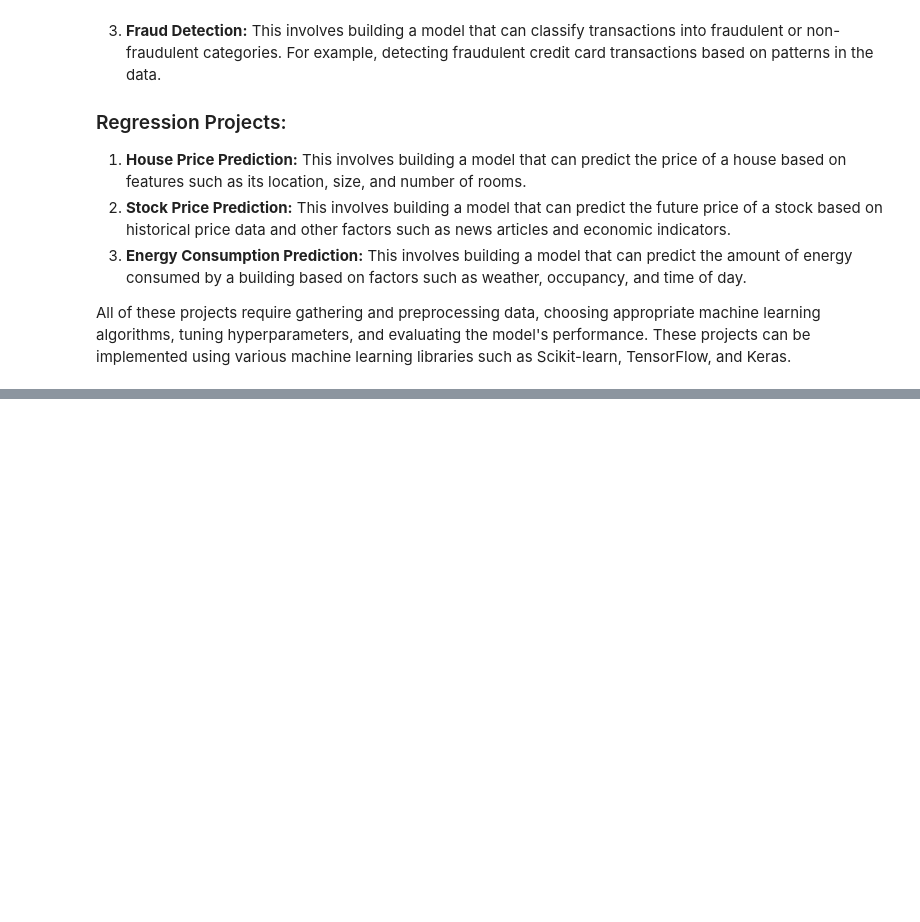
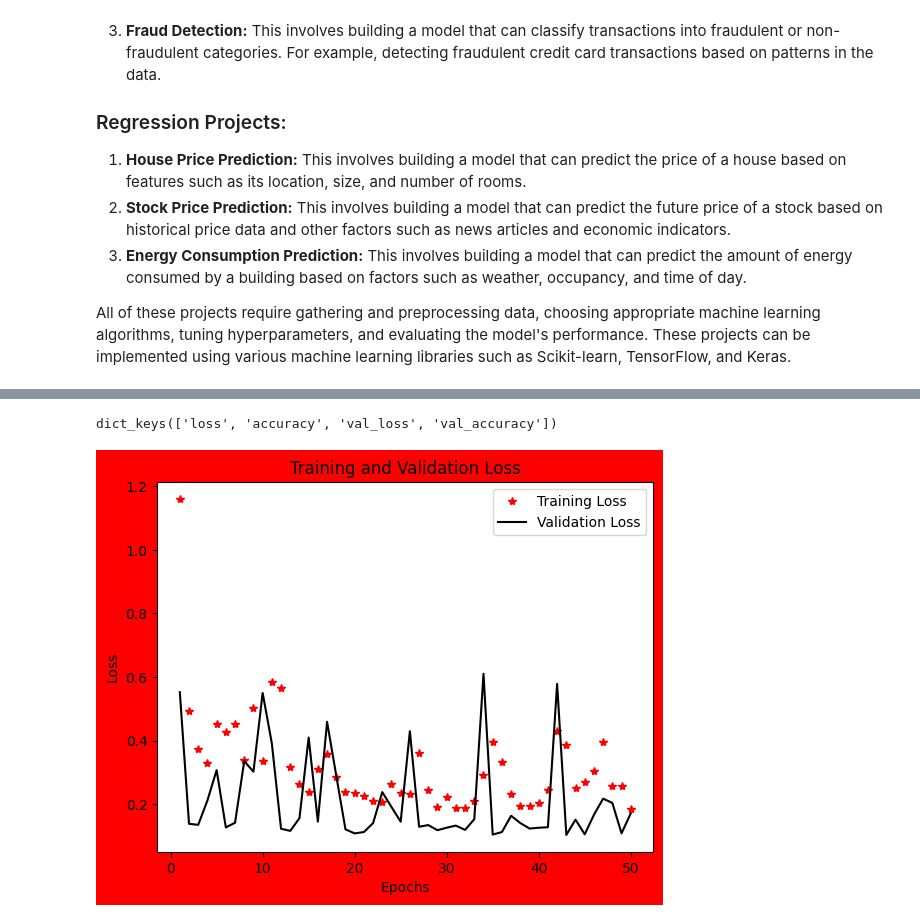
Before and after one commit to Hassanmustafa786/Deep-Learning-BWF-Hafiz-Hassan-Mustafa, a Jupyter notebook: Task20 - (Introduction to Keras, Example Projects on Classification and Regression).ipynb, the cells around one changed output, grey strips where cells are left out. Drawn from its saved outputs; the diff is of its cells as text; code cells hidden in the pictures; blank space fills up the shorter version.

```diff
--- a/Task20 - (Introduction to Keras, Example Projects on Classification and Regression).ipynb
+++ b/Task20 - (Introduction to Keras, Example Projects on Classification and Regression).ipynb
@@ -143,0 +78,13 @@ train_labels[4]
+# %%
+# Define the model architecture
+model = Sequential()
+model.add(layers.Dense(64, input_dim=X_train.shape[1], activation='relu'))
+model.add(layers.Dense(32, activation='relu'))
+model.add(layers.Dense(16, activation='relu'))
+model.add(layers.Dense(2, activation='sigmoid'))
+# %%
+# Compile the model
+model.compile(loss='categorical_crossentropy', optimizer='adam', metrics=['accuracy'])
+# %%
+# Train the model
+fitting = model.fit(X_train, y_train, epochs=50, batch_size=32, validation_data=(X_test, y_test))
@@ -143,0 +118,21 @@ train_labels[4]
+# %%
+history_dict = fitting.history
+history_dict.keys()
+# %% [output]
+dict_keys(['loss', 'accuracy', 'val_loss', 'val_accuracy'])
+# %%
+loss_value = history_dict['loss']
+val_loss_values = history_dict['val_loss']
+acc = history_dict['accuracy']
+val_acc = history_dict['val_accuracy']
+epochs = range(1, len(acc) + 1)
+plt.plot(epochs, loss_value, 'r*', label='Training Loss')
+plt.plot(epochs, val_loss_values, 'black', label='Validation Loss')
+plt.title('Training and Validation Loss')
+plt.xlabel('Epochs')
+plt.ylabel('Loss')
+plt.rcParams['figure.facecolor'] = 'red'
+plt.legend()
+plt.show()
+# %% [output]
+[figure, added]
```
Also changed, not shown: parts of 55 cells of this notebook, 1 other file.
